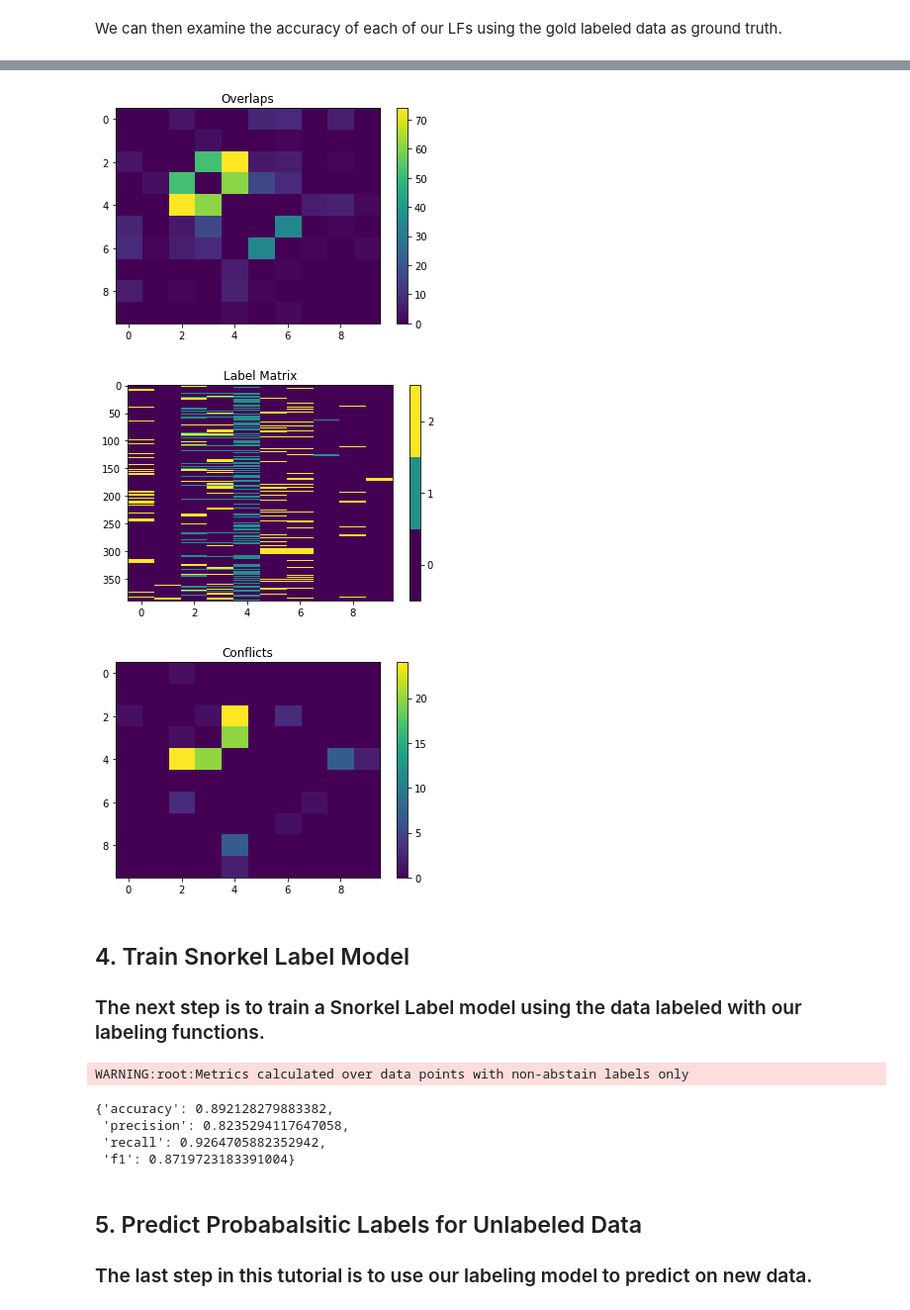
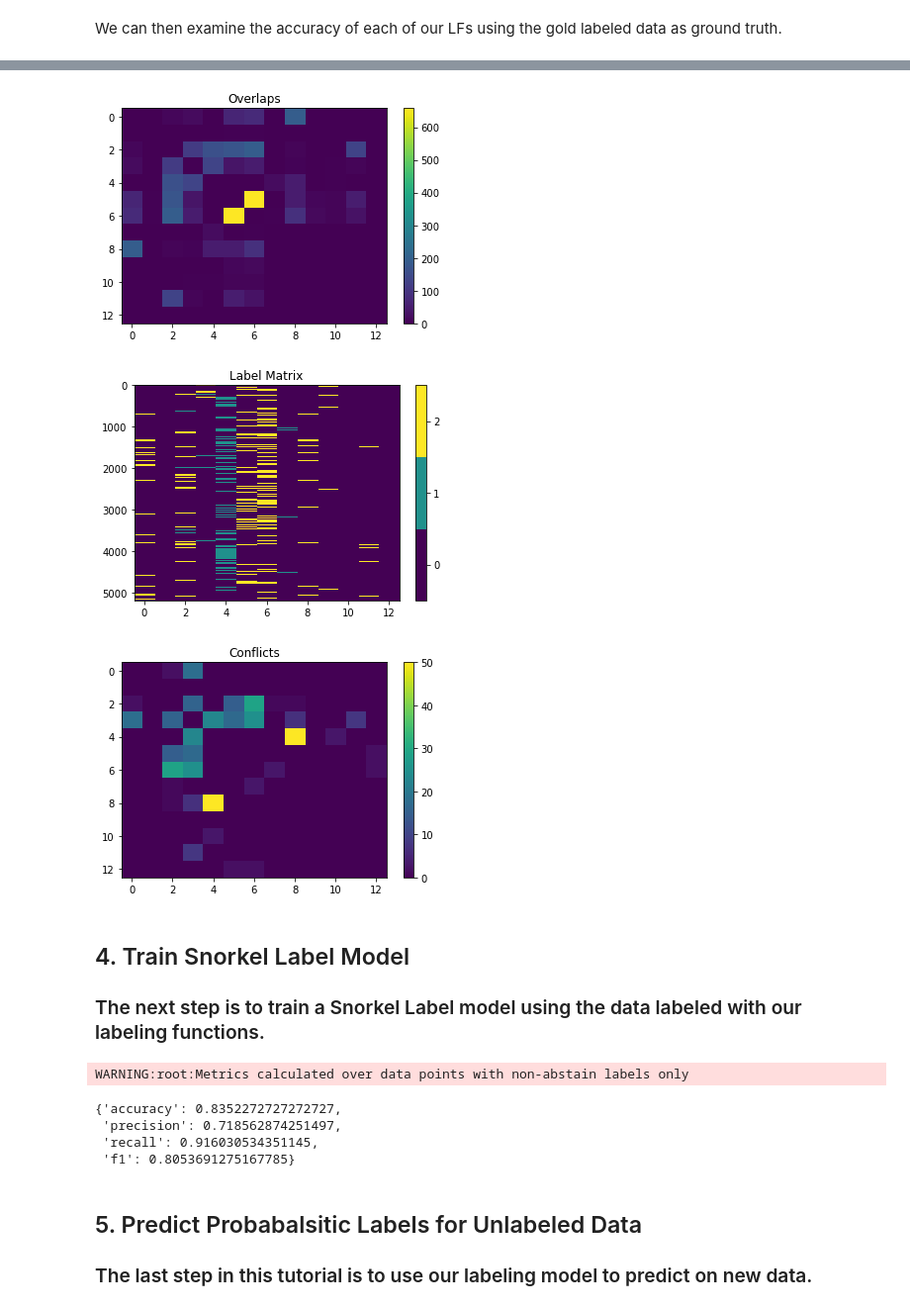
Before and after one commit to som-shahlab/ehr-rwe, a Jupyter notebook: tutorials/1_Building_Training_Sets.ipynb, the cells around one changed output, grey strips where cells are left out. Shown at 99% size. Cells and saved outputs as stored; diff of their text form; code cells hidden in the pictures.

```diff
--- a/tutorials/1_Building_Training_Sets.ipynb
+++ b/tutorials/1_Building_Training_Sets.ipynb
@@ -233,13 +233,3 @@ Missed 12 (7.5%) of true relations
 ## 3. Apply Labeling Functions
 # %% [markdown]
 Below is a set of example labeling functions that use document attributes and sentence content to vote on whether a given `pain-anat` relation candidate is a true mention.
-# %%
-for i,x in enumerate(Xs[0]):
-    if 'section' in x.pain.props:
-        sec = x.pain.props['section']
-        if 'present illness' in sec.text.lower():
-            print(Ys[i], x)
-            print(x.pain.sentence.text)
-            print(x.pain.props)
-            print('---')
-    #print(x.pain.props)
@@ -395,13 +392,13 @@ lf_summary(Ls[0], Y=Ys, lf_names=[lf.__name__ for lf in lfs])
 # %%
 from rwe.visualization.analysis import view_conflicts, view_label_matrix, view_overlaps
 
-view_overlaps(Ls[0], normalize=False)
-view_label_matrix(Ls[0])
-view_conflicts(Ls[0], normalize=False)
+view_overlaps(Ls[1], normalize=False)
+view_label_matrix(Ls[1])
+view_conflicts(Ls[1], normalize=False)
 # %% [output]
-[figure, old version]
+[figure, new version]
-[figure, old version]
+[figure, new version]
-[figure, old version]
+[figure, new version]
 # %% [markdown]
 ## 4. Train Snorkel Label Model
 
@@ -426,13 +423,13 @@ Ys_hat = [
     []
 ]
 # %%
-from snorkel.labeling import LabelModel
+from snorkel.labeling.model import LabelModel
 lr = 0.01
-l2 = 0.001
-prec_init = 0.4
+l2 = 0.01
+prec_init = 0.7
 
 label_model = LabelModel(cardinality=2, device='cpu', verbose=True)
-label_model.fit(L_train=Ls_hat[0],
+label_model.fit(L_train=Ls_hat[1],
                 n_epochs=100,
                 lr=lr,
                 l2=l2,
@@ -444,10 +441,10 @@ metrics = ['accuracy', 'precision', 'recall', 'f1']
 label_model.score(L=Ls_hat[0], Y=Ys_hat[0], metrics=metrics)
 # %% [output]
 WARNING:root:Metrics calculated over data points with non-abstain labels only
-{'accuracy': 0.892128279883382,
- 'precision': 0.8235294117647058,
- 'recall': 0.9264705882352942,
- 'f1': 0.8719723183391004}
+{'accuracy': 0.8352272727272727,
+ 'precision': 0.718562874251497,
+ 'recall': 0.916030534351145,
+ 'f1': 0.8053691275167785}
 # %% [markdown]
 ## 5. Predict Probabalsitic Labels for Unlabeled Data
 
```
Also changed, not shown: parts of 17 cells of this notebook, 4 other files.
